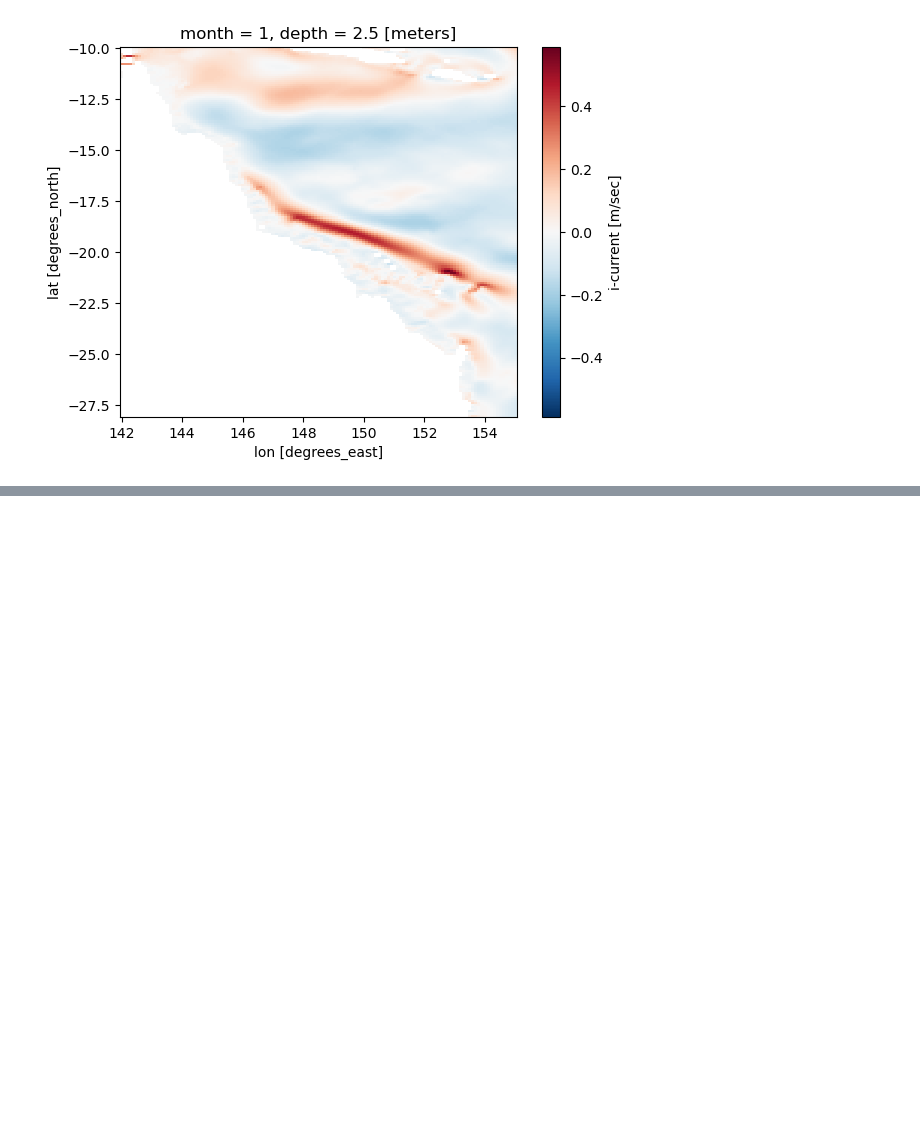
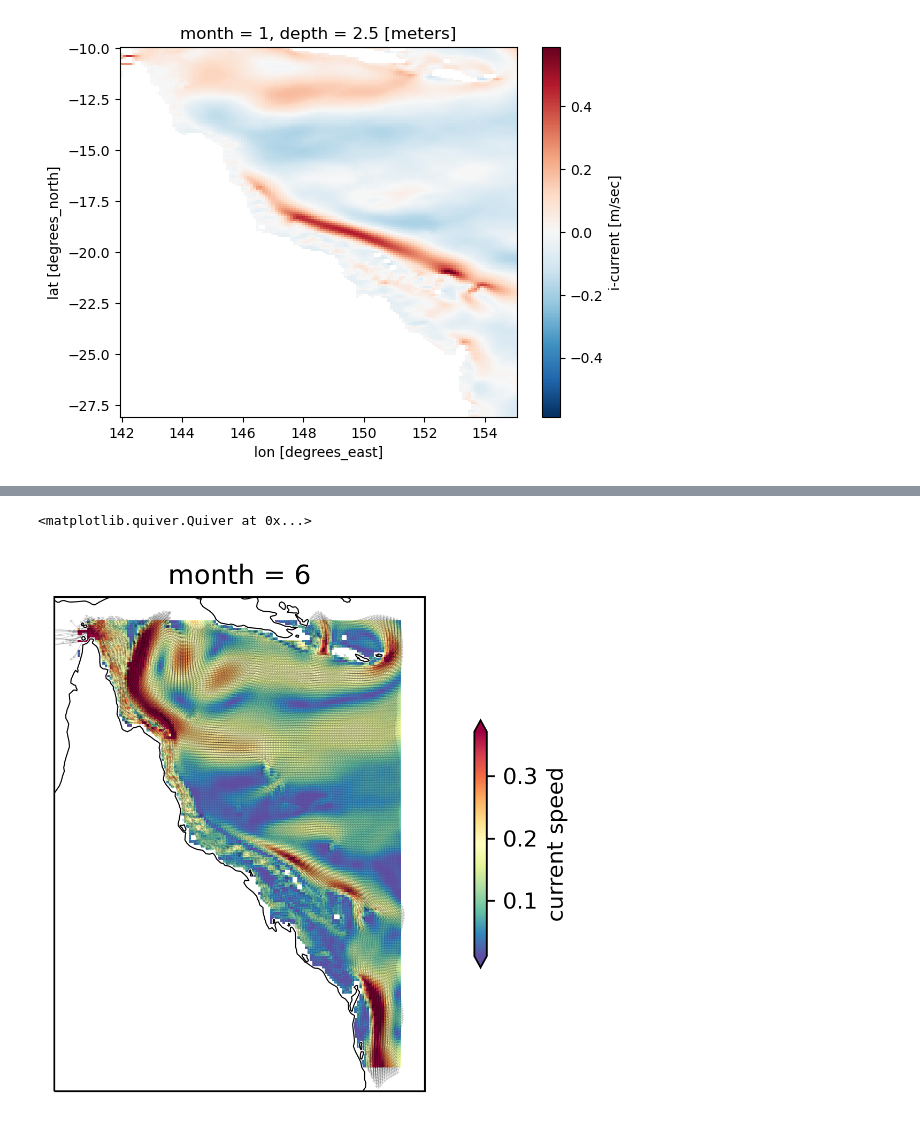
Before and after one commit to CARSv2/cars-v2, a Jupyter notebook: notebooks/format_UV_4DIVAnd.ipynb, the cells around one changed output, grey strips where cells are left out. Saved outputs shown, nothing was run; the diff lists cells and outputs as text; code cells hidden in the pictures; blank space fills up the shorter version.

Commit message:
progress on #14 - checking regrid vectors

```diff
--- a/notebooks/format_UV_4DIVAnd.ipynb
+++ b/notebooks/format_UV_4DIVAnd.ipynb
@@ -412,0 +419,7 @@ UV_GBR_out.isel({'month':0,'depth':0}).u.plot()
+# %%
+%%time
+# Define the u and v components of the currents
+month_choice = 6
+u = UV_GBR.u.isel(month=month_choice-1).isel(depth=slice(0,20)).mean('depth')
+v = UV_GBR.v.isel(month=month_choice-1).isel(depth=slice(0,20)).mean('depth')
+speed = np.sqrt(u**2 + v**2)
@@ -412,0 +429,24 @@ UV_GBR_out.isel({'month':0,'depth':0}).u.plot()
+# %%
+#plot model data
+time_chosen = str(month_choice)
+transform = ccrs.PlateCarree()
+cmap = 'Spectral_r'
+cbar_label='current speed'
+plot_data = speed
+
+###
+fig = plt.figure(num=None, figsize=(8,4), dpi=300, facecolor='w', edgecolor='k')
+ax = plt.subplot(projection=ccrs.PlateCarree(180))
+ax.set_extent([lon_min,lon_max, lat_min, lat_max], ccrs.PlateCarree())
+ax.add_feature(cfeature.NaturalEarthFeature('physical', 'land', '50m', edgecolor='face', facecolor='white'))
+ax.coastlines('50m',linewidth=0.5,edgecolor='grey')
+plot_data.plot(transform=transform,cmap=cmap,cbar_kwargs={'label': cbar_label,'shrink':0.5},robust=True)
+
+#plot u/v vectors
+# Define the x and y coordinates
+x = UV_GBR_out.lon
+y = UV_GBR_out.lat
+ax.quiver(x.values,y.values,u.values,v.values,transform=transform, units='x', width=0.025, scale=.5, headwidth=5,alpha=0.2)
+# %% [output]
+<matplotlib.quiver.Quiver at 0x...>
+[figure, added]
```
Also changed, not shown: parts of 5 cells of this notebook.
